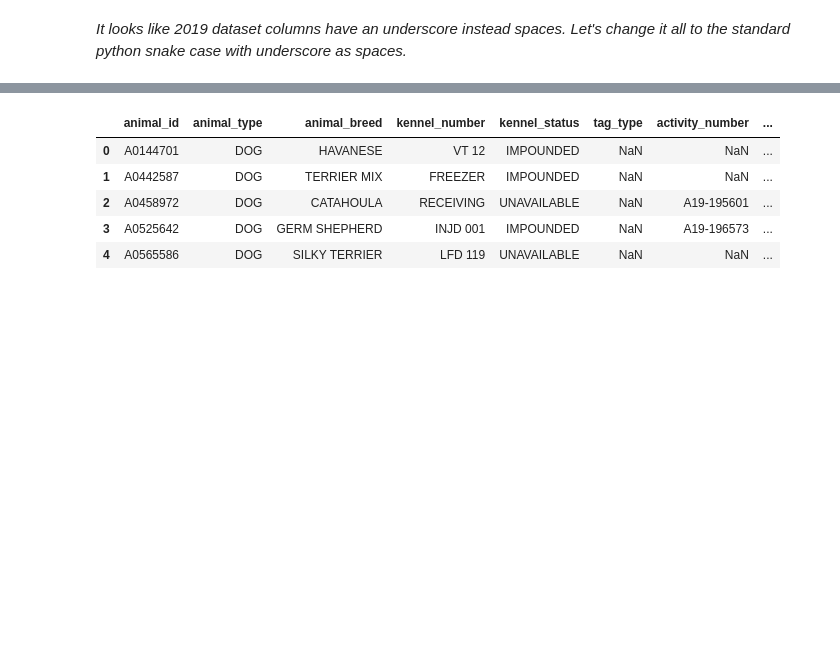
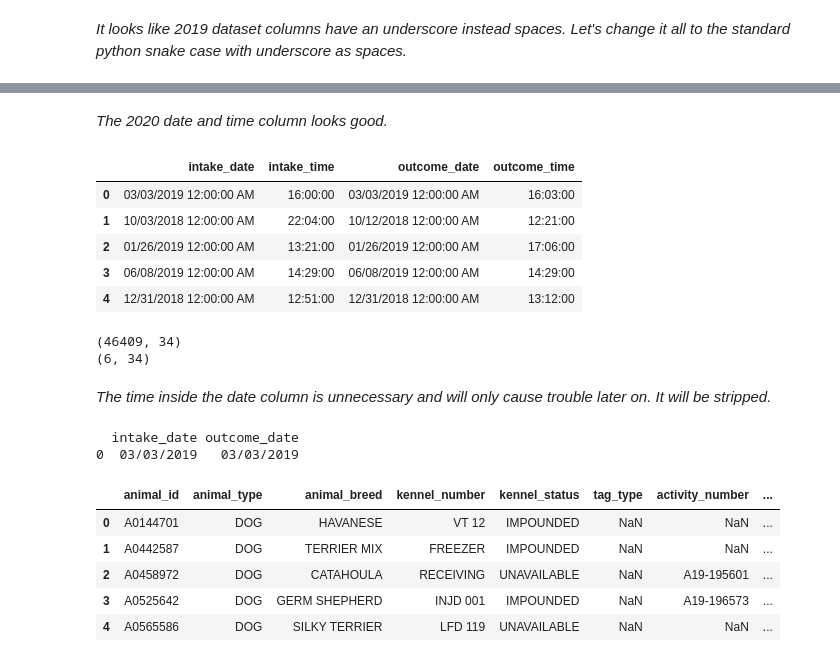
Before and after one commit to cwong690/Dallas-Paws, a Jupyter notebook: dallas_animals.ipynb, the cells around one changed output, grey strips where cells are left out. Drawn from its saved outputs; the diff is of its cells as text; code cells hidden in the pictures; blank space fills up the shorter version.

```diff
--- a/dallas_animals.ipynb
+++ b/dallas_animals.ipynb
@@ -92,3 +103,30 @@ fy_2019.columns = fy_2019.columns.str.strip().str.lower()
+# %% [markdown]
+_The 2020 date and time column looks good._
+# %%
+fy_2019[['intake_date', 'intake_time', 'outcome_date', 'outcome_time']].head()
+# %% [output]
+|  | intake_date | intake_time | outcome_date | outcome_time |
+| 0 | 03/03/2019 12:00:00 AM | 16:00:00 | 03/03/2019 12:00:00 AM | 16:03:00 |
+| 1 | 10/03/2018 12:00:00 AM | 22:04:00 | 10/12/2018 12:00:00 AM | 12:21:00 |
+| 2 | 01/26/2019 12:00:00 AM | 13:21:00 | 01/26/2019 12:00:00 AM | 17:06:00 |
+| 3 | 06/08/2019 12:00:00 AM | 14:29:00 | 06/08/2019 12:00:00 AM | 14:29:00 |
+| 4 | 12/31/2018 12:00:00 AM | 12:51:00 | 12/31/2018 12:00:00 AM | 13:12:00 |
+# %%
+#The intake_date column does not contain any null values and the outcome_date column contains 6.
+print(fy_2019[fy_2019['intake_date'].str.contains('12:00:00 AM')].shape)
+print(fy_2019[fy_2019['outcome_date'].isnull()].shape)
+# %% [output]
+(46409, 34)
+(6, 34)
+# %% [markdown]
+_The time inside the date column is unnecessary and will only cause trouble later on. It will be stripped._
+# %%
+fy_2019['intake_date'] = fy_2019['intake_date'].str.replace(' 12:00:00 AM', '')
+fy_2019['outcome_date'] = fy_2019['outcome_date'].str.replace(' 12:00:00 AM', '')
+print(fy_2019[['intake_date','outcome_date']].head(1))
+# %% [output]
+  intake_date outcome_date
+0  03/03/2019   03/03/2019
 # %%
 original_df = pd.concat([fy_2020, fy_2019], axis=0, join='outer')
 original_df.head()
```
Also changed, not shown: parts of 11 cells of this notebook.
